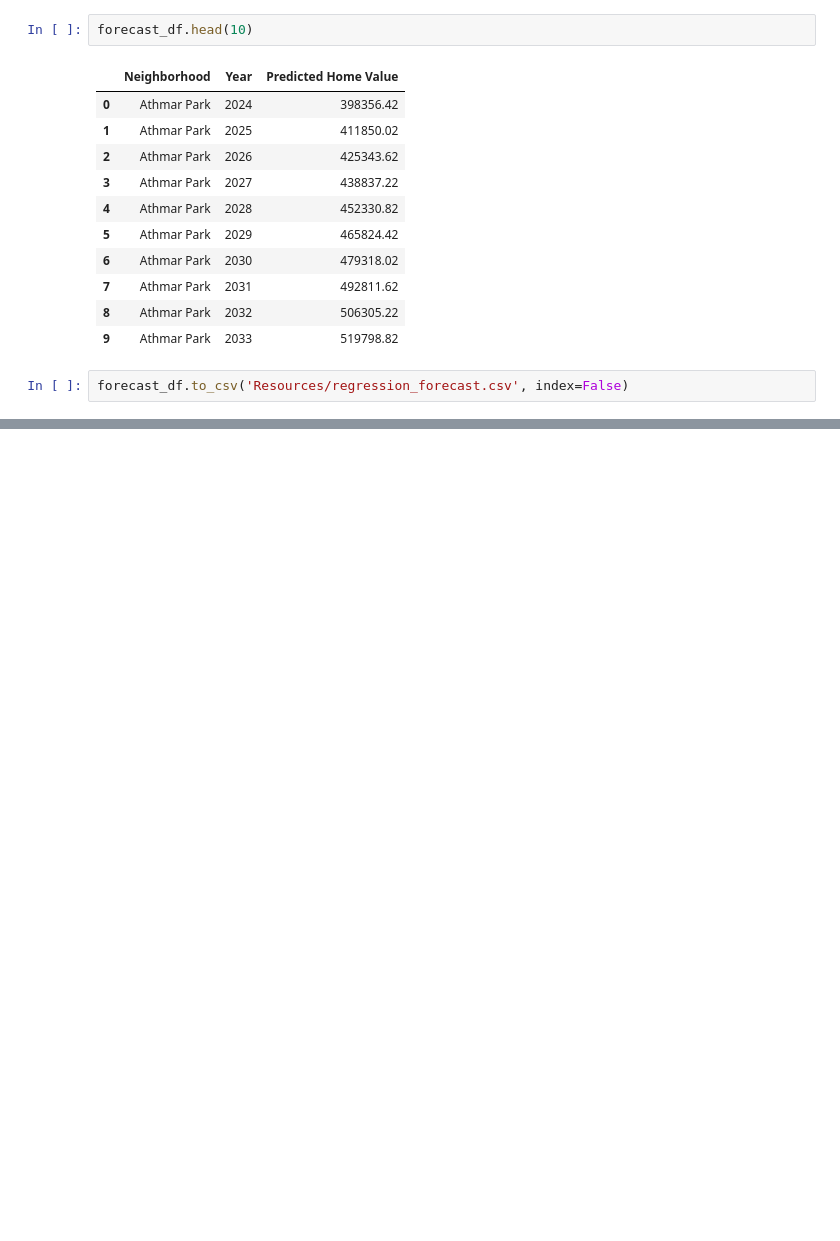
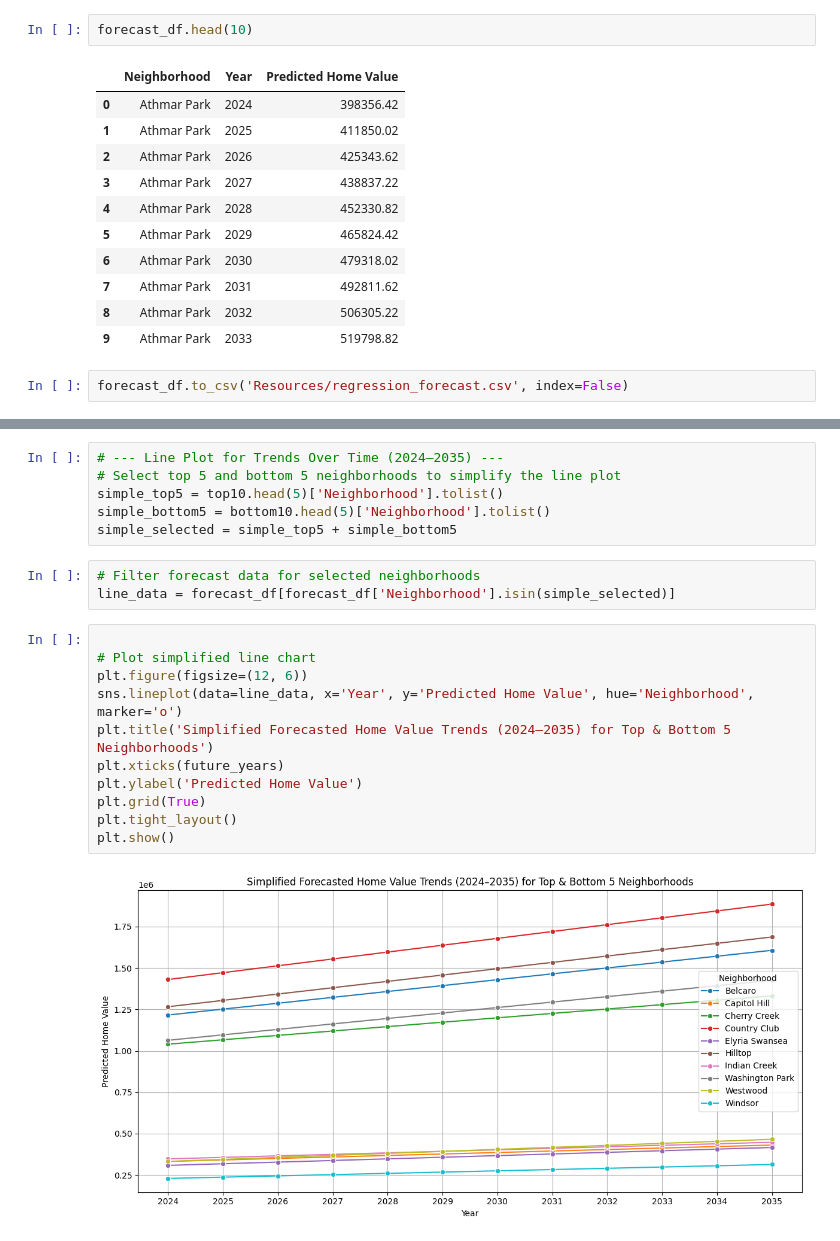
Before and after one commit to Angelinamurdock/final_project_group_2, a Jupyter notebook: Zillowregressionk_.ipynb, the cells around one changed output, grey strips where cells are left out. Drawn from its saved outputs; the diff is of its cells as text; blank space fills up the shorter version.

```diff
--- a/Zillowregressionk_.ipynb
+++ b/Zillowregressionk_.ipynb
@@ -259,0 +302,22 @@ forecast_df.to_csv('Resources/regression_forecast.csv', index=False)
+# %%
+# --- Line Plot for Trends Over Time (2024–2035) ---
+# Select top 5 and bottom 5 neighborhoods to simplify the line plot
+simple_top5 = top10.head(5)['Neighborhood'].tolist()
+simple_bottom5 = bottom10.head(5)['Neighborhood'].tolist()
+simple_selected = simple_top5 + simple_bottom5
+# %%
+# Filter forecast data for selected neighborhoods
+line_data = forecast_df[forecast_df['Neighborhood'].isin(simple_selected)]
+# %%
+
+# Plot simplified line chart
+plt.figure(figsize=(12, 6))
+sns.lineplot(data=line_data, x='Year', y='Predicted Home Value', hue='Neighborhood', marker='o')
+plt.title('Simplified Forecasted Home Value Trends (2024–2035) for Top & Bottom 5 Neighborhoods')
+plt.xticks(future_years)
+plt.ylabel('Predicted Home Value')
+plt.grid(True)
+plt.tight_layout()
+plt.show()
+# %% [output]
+[figure, added]
```
Also changed, not shown: parts of 7 cells of this notebook.
